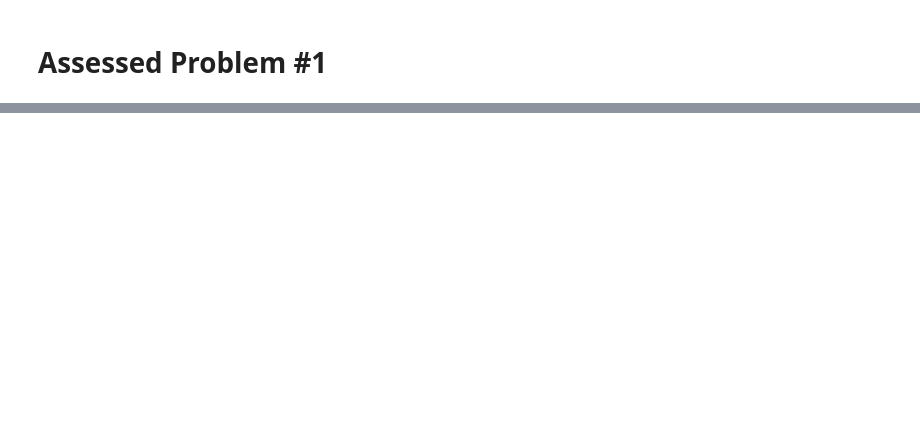
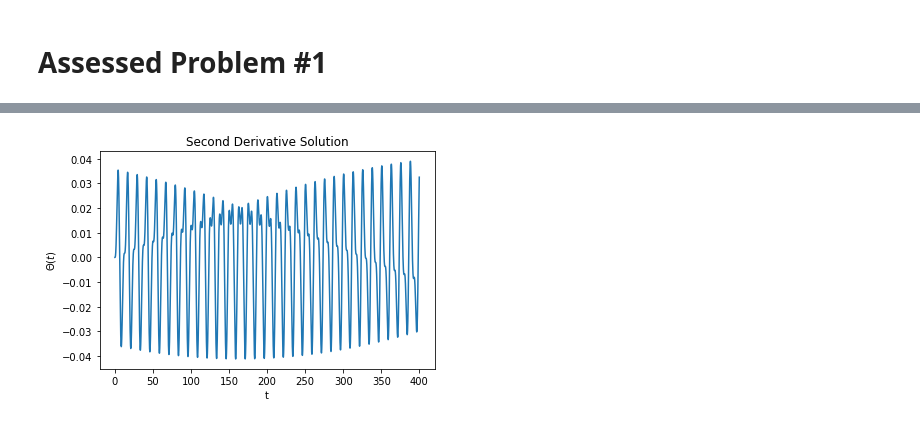
Before and after one commit to FHomewood/ScientificComputing, a Jupyter notebook: Assessment_3/Problem_1.ipynb, the cells around one changed output, grey strips where cells are left out. Drawn from its saved outputs; the diff is of its cells as text; code cells hidden in the pictures; blank space fills up the shorter version.

```diff
--- a/Assessment_3/Problem_1.ipynb
+++ b/Assessment_3/Problem_1.ipynb
@@ -56,0 +93,8 @@ Maximum Omega is : 0.5
+# %%
+plot(X,Y[:,0])
+title("Second Derivative Solution")
+xlabel("t")
+ylabel("$\Theta(t)$")
+show()
+# %% [output]
+[figure, added]
```
Also changed, not shown: parts of 6 cells of this notebook, 2 other files.
